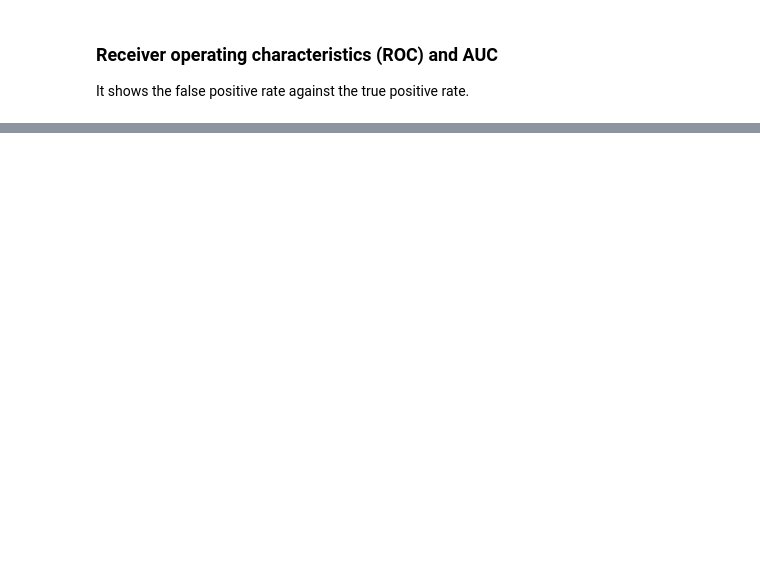
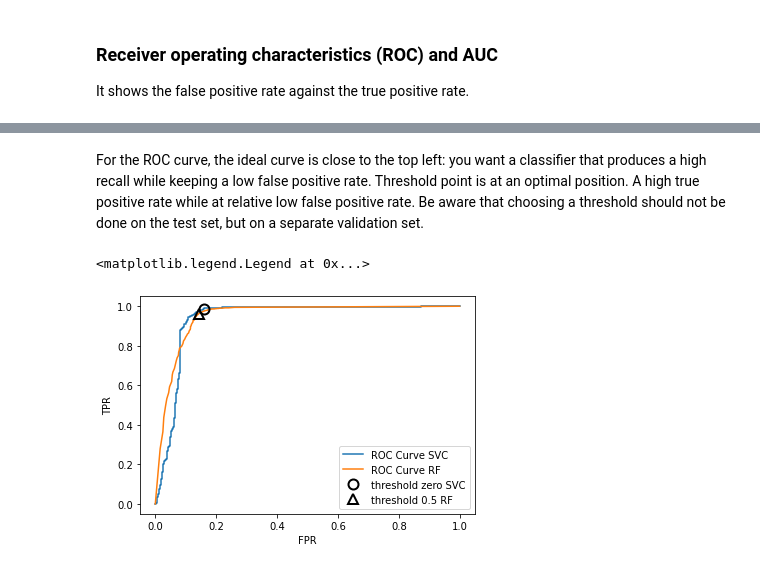
Before and after one commit to macorony/Machine_Learning_Basics, a Jupyter notebook: Week1/Model_Evaluation.ipynb, the cells around one changed output, grey strips where cells are left out. Cells and saved outputs as stored; diff of their text form; code cells hidden in the pictures; blank space fills up the shorter version.

```diff
--- a/Week1/Model_Evaluation.ipynb
+++ b/Week1/Model_Evaluation.ipynb
@@ -344,0 +357,17 @@ from sklearn.metrics import roc_curve
+# %% [markdown]
+For the ROC curve, the ideal curve is close to the top left: you want a classifier that produces a high recall while keeping a low false positive rate. Threshold point is at an optimal position. A high true positive rate while at relative low false positive rate. Be aware that choosing a threshold should not be done on the test set, but on a separate validation set.
+# %%
+# comparing roc curve between svc and random forest
+fpr_rf, tpr_rf, thresholds_rf = roc_curve(y_test, rf.predict_proba(X_test)[:,1])
+close_default_rf = np.argmin(abs(thresholds_rf - 0.5))
+# plot
+plt.plot(fpr, tpr, label='ROC Curve SVC')
+plt.plot(fpr_rf, tpr_rf, label='ROC Curve RF')
+plt.xlabel('FPR')
+plt.ylabel('TPR')
+plt.plot(fpr[close_zero], tpr[close_zero], 'o', markersize=10, label='threshold zero SVC', fillstyle='none', c='k', mew=2)
+plt.plot(fpr_rf[close_default_rf], tpr_rf[close_default_rf], '^', markersize=10, label='threshold 0.5 RF', fillstyle='none', c='k', mew=2)
+plt.legend(loc=4)
+# %% [output]
+<matplotlib.legend.Legend at 0x...>
+[figure, added]
```
Also changed, not shown: parts of 5 cells of this notebook.
